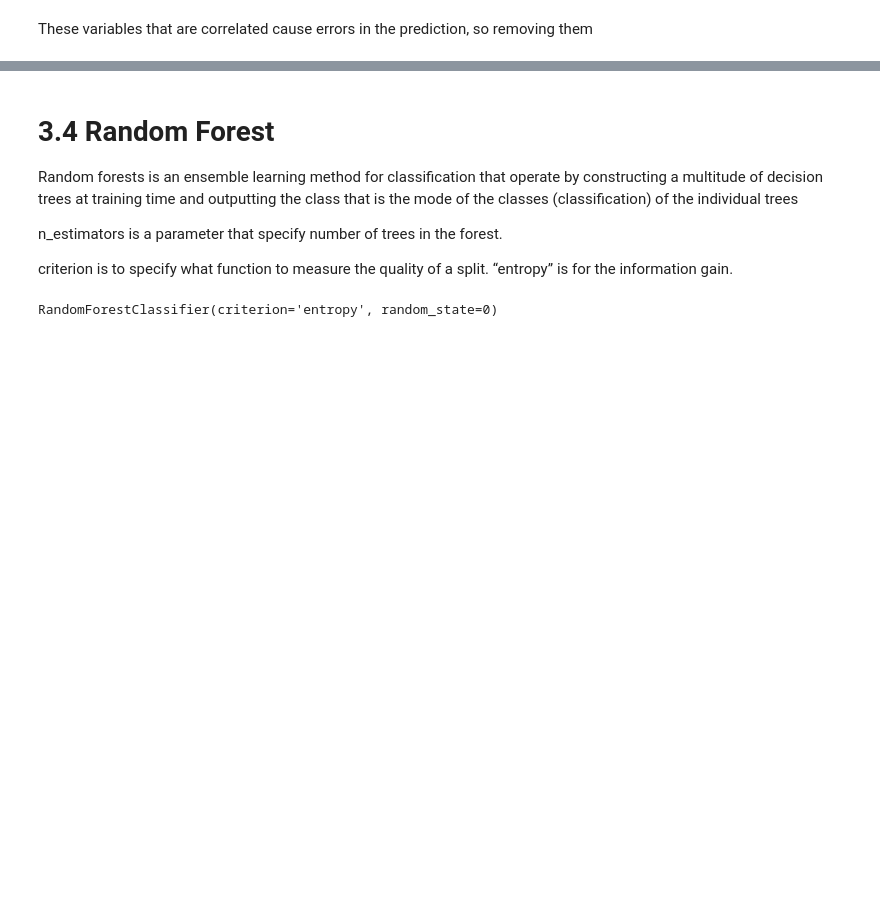
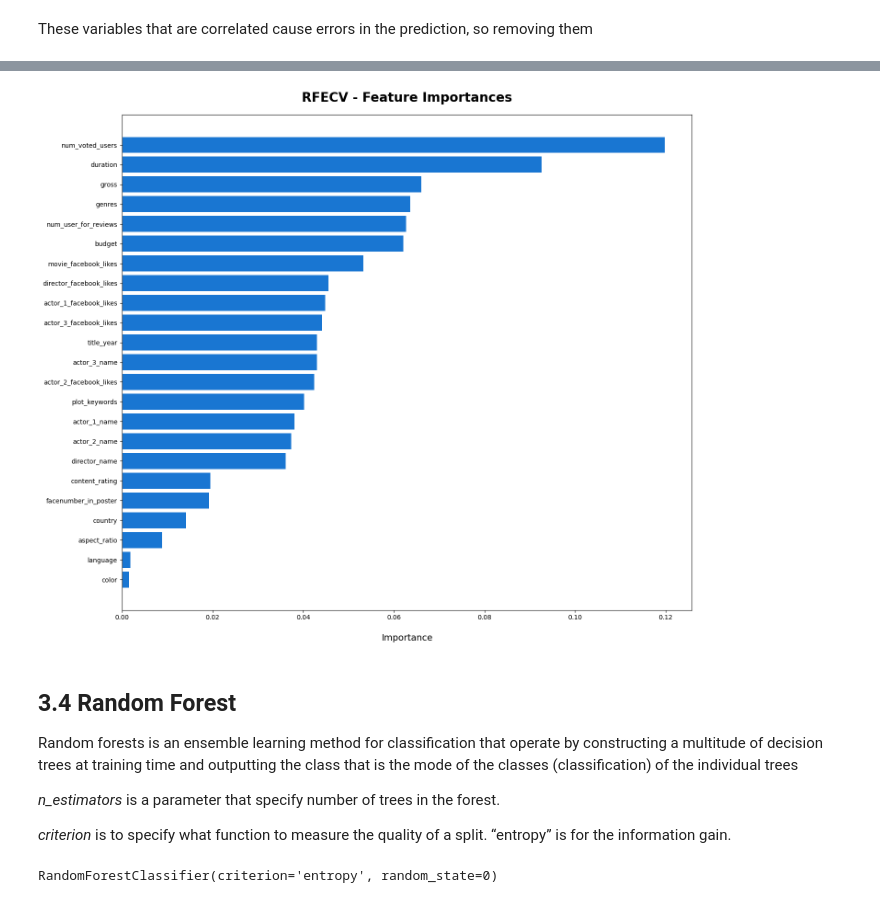
Before and after one commit to raviavaiya/Predicting-Movie-Success, a Jupyter notebook: Training/Movie Recommedation System.ipynb, the cells around one changed output, grey strips where cells are left out. Saved outputs shown, nothing was run; the diff lists cells and outputs as text; code cells hidden in the pictures; blank space fills up the shorter version.

```diff
--- a/Training/Movie Recommedation System.ipynb
+++ b/Training/Movie Recommedation System.ipynb
@@ -398,28 +422,30 @@ X_test = X_test.iloc[:,X_test.columns[rfecv.support_]]
 # %%
 #Creating anew dataframe with column names and feature importance
 dset = pd.DataFrame()
 data1 = data
-data1.drop(columns=['imdb_success'],inplace=True)
+data1.drop(columns=['box_office_status'],inplace=True)
 dset['attr'] = data1.columns
 
 dset['importance'] = clf_rf.feature_importances_
 #Sorting with importance column
 dset = dset.sort_values(by='importance', ascending=True)
 
 #Barplot indicating Feature Importance
 plt.figure(figsize=(16, 14))
 plt.barh(y=dset['attr'], width=dset['importance'], color='#1976D2')
 plt.title('RFECV - Feature Importances', fontsize=20, fontweight='bold', pad=20)
 plt.xlabel('Importance', fontsize=14, labelpad=20)
 plt.show()
+# %% [output]
+[figure, added]
 # %% [markdown]
-# 3.4 Random Forest
+## 3.4 Random Forest
 
-Random forests is an ensemble learning method for classification that operate by constructing a multitude of decision trees at training time and outputting the class that is the mode of the classes (classification) of the individual trees
+Random forests is an ensemble learning method for classification that operate by constructing a multitude of decision trees at training time and outputting the class that is the mode of the classes (classification)  of the individual trees
 
-n_estimators is a parameter that specify number of trees in the forest.
+*n_estimators* is a parameter that specify number of trees in the forest.
 
-criterion is to specify what function to measure the quality of a split. “entropy” is for the information gain.
+*criterion* is to specify what function to measure the quality of a split. “entropy” is for the information gain.
 # %%
 #Training the Random Forest Classifer on Train data
 from sklearn.ensemble import RandomForestClassifier
```
Also changed, not shown: parts of 59 cells of this notebook, 4 other files.
